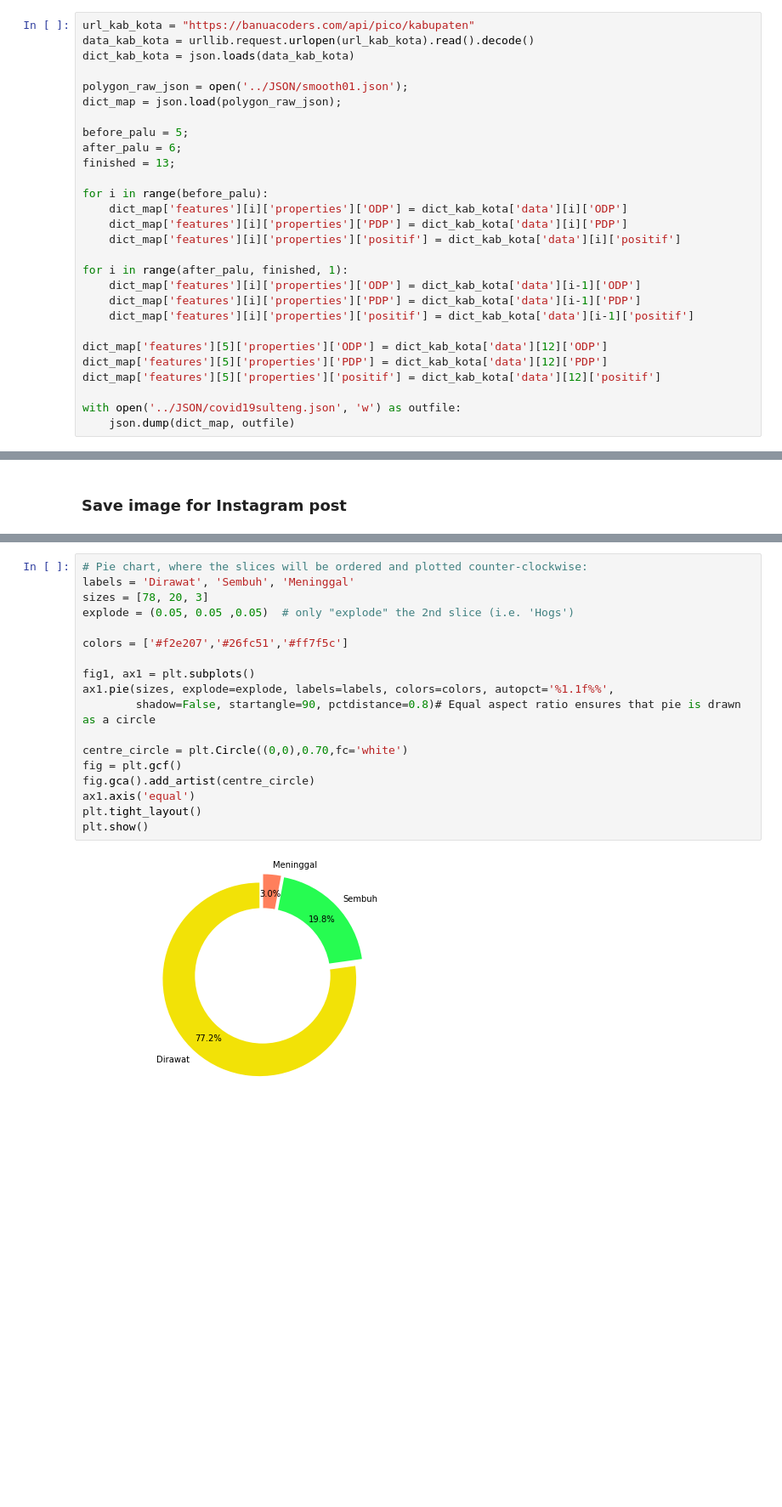
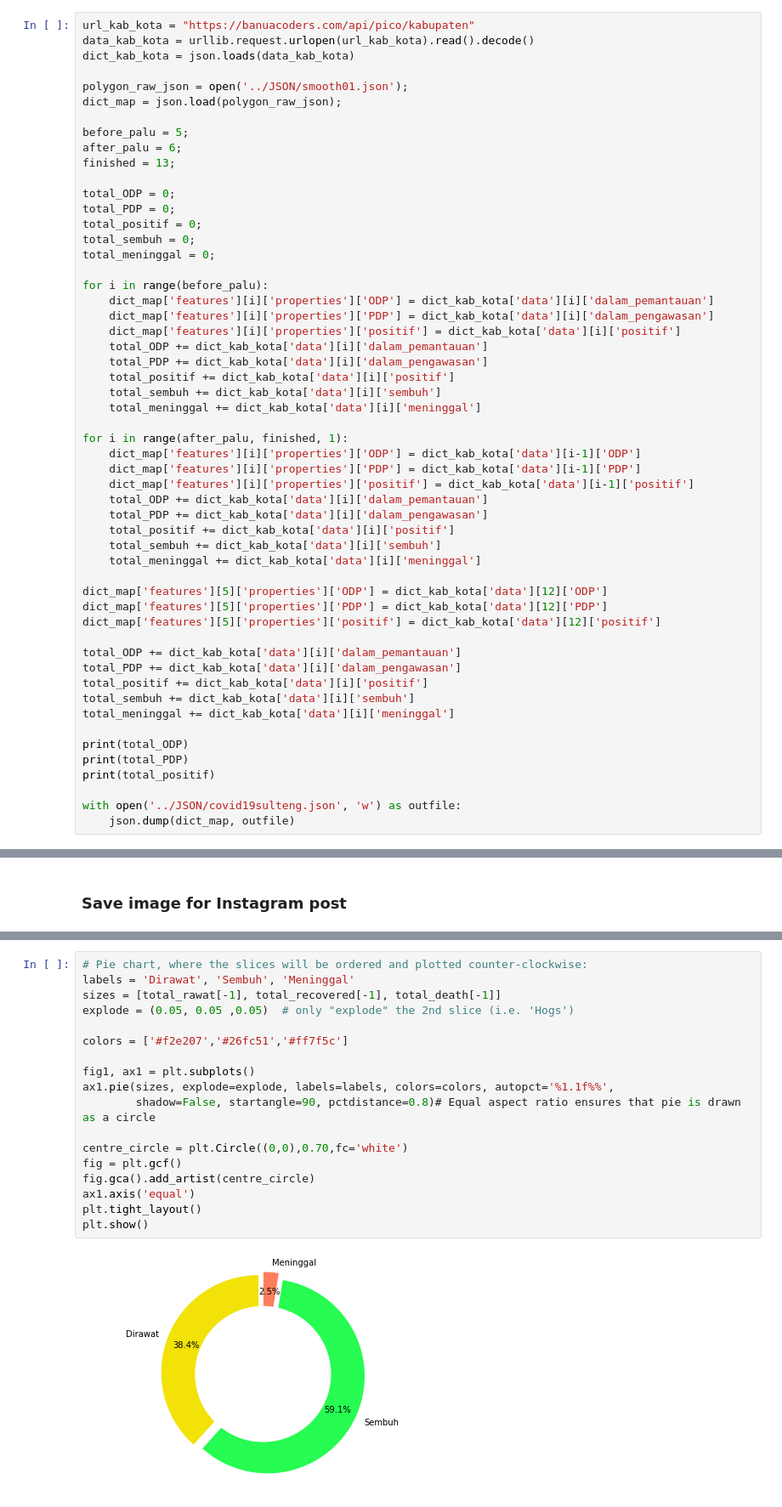
Before and after one commit to Prerna131/SultengLawanCovid-Content, a Jupyter notebook: Scripts/DailyUpdate.ipynb, the cells around one changed output, grey strips where cells are left out. Shown: that part at 85% size. Saved outputs shown, nothing was run; the diff lists cells and outputs as text; blank space fills up the shorter version.

```diff
--- a/Scripts/DailyUpdate.ipynb
+++ b/Scripts/DailyUpdate.ipynb
@@ -52,19 +52,45 @@ before_palu = 5;
 after_palu = 6;
 finished = 13;
 
+total_ODP = 0;
+total_PDP = 0;
+total_positif = 0;
+total_sembuh = 0;
+total_meninggal = 0;
+
 for i in range(before_palu):
-    dict_map['features'][i]['properties']['ODP'] = dict_kab_kota['data'][i]['ODP']
-    dict_map['features'][i]['properties']['PDP'] = dict_kab_kota['data'][i]['PDP']
+    dict_map['features'][i]['properties']['ODP'] = dict_kab_kota['data'][i]['dalam_pemantauan']
+    dict_map['features'][i]['properties']['PDP'] = dict_kab_kota['data'][i]['dalam_pengawasan']
     dict_map['features'][i]['properties']['positif'] = dict_kab_kota['data'][i]['positif']
+    total_ODP += dict_kab_kota['data'][i]['dalam_pemantauan']
+    total_PDP += dict_kab_kota['data'][i]['dalam_pengawasan']
+    total_positif += dict_kab_kota['data'][i]['positif']
+    total_sembuh += dict_kab_kota['data'][i]['sembuh']
+    total_meninggal += dict_kab_kota['data'][i]['meninggal']
 
 for i in range(after_palu, finished, 1):
     dict_map['features'][i]['properties']['ODP'] = dict_kab_kota['data'][i-1]['ODP']
     dict_map['features'][i]['properties']['PDP'] = dict_kab_kota['data'][i-1]['PDP']
     dict_map['features'][i]['properties']['positif'] = dict_kab_kota['data'][i-1]['positif']
+    total_ODP += dict_kab_kota['data'][i]['dalam_pemantauan']
+    total_PDP += dict_kab_kota['data'][i]['dalam_pengawasan']
+    total_positif += dict_kab_kota['data'][i]['positif']
+    total_sembuh += dict_kab_kota['data'][i]['sembuh']
+    total_meninggal += dict_kab_kota['data'][i]['meninggal']
 
 dict_map['features'][5]['properties']['ODP'] = dict_kab_kota['data'][12]['ODP']
 dict_map['features'][5]['properties']['PDP'] = dict_kab_kota['data'][12]['PDP']
 dict_map['features'][5]['properties']['positif'] = dict_kab_kota['data'][12]['positif']
 
+total_ODP += dict_kab_kota['data'][i]['dalam_pemantauan']
+total_PDP += dict_kab_kota['data'][i]['dalam_pengawasan']
+total_positif += dict_kab_kota['data'][i]['positif']
+total_sembuh += dict_kab_kota['data'][i]['sembuh']
+total_meninggal += dict_kab_kota['data'][i]['meninggal']
+
+print(total_ODP)
+print(total_PDP)
+print(total_positif)
+
 with open('../JSON/covid19sulteng.json', 'w') as outfile:
     json.dump(dict_map, outfile)
@@ -223,20 +296,20 @@ display(back_im)
 # %%
 # Pie chart, where the slices will be ordered and plotted counter-clockwise:
 labels = 'Dirawat', 'Sembuh', 'Meninggal'
-sizes = [78, 20, 3]
+sizes = [total_rawat[-1], total_recovered[-1], total_death[-1]]
 explode = (0.05, 0.05 ,0.05)  # only "explode" the 2nd slice (i.e. 'Hogs')
 
 colors = ['#f2e207','#26fc51','#ff7f5c']
 
 fig1, ax1 = plt.subplots()
 ax1.pie(sizes, explode=explode, labels=labels, colors=colors, autopct='%1.1f%%',
         shadow=False, startangle=90, pctdistance=0.8)# Equal aspect ratio ensures that pie is drawn as a circle
 
 centre_circle = plt.Circle((0,0),0.70,fc='white')
 fig = plt.gcf()
 fig.gca().add_artist(centre_circle)
 ax1.axis('equal')
 plt.tight_layout()
 plt.show()
 # %% [output]
-[figure, old version]
+[figure, new version]
```
Also changed, not shown: parts of 7 cells of this notebook, 1 other file.
